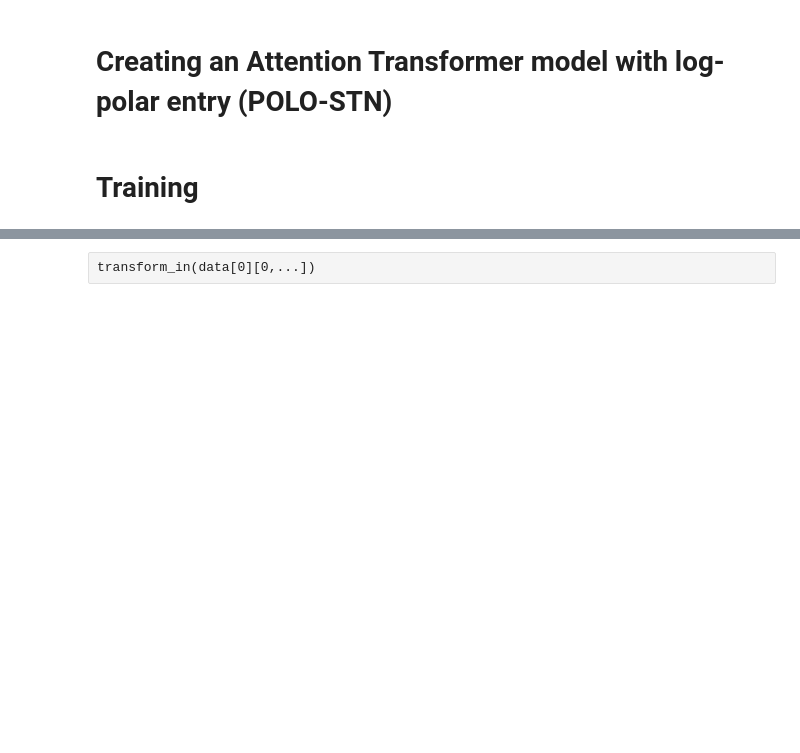
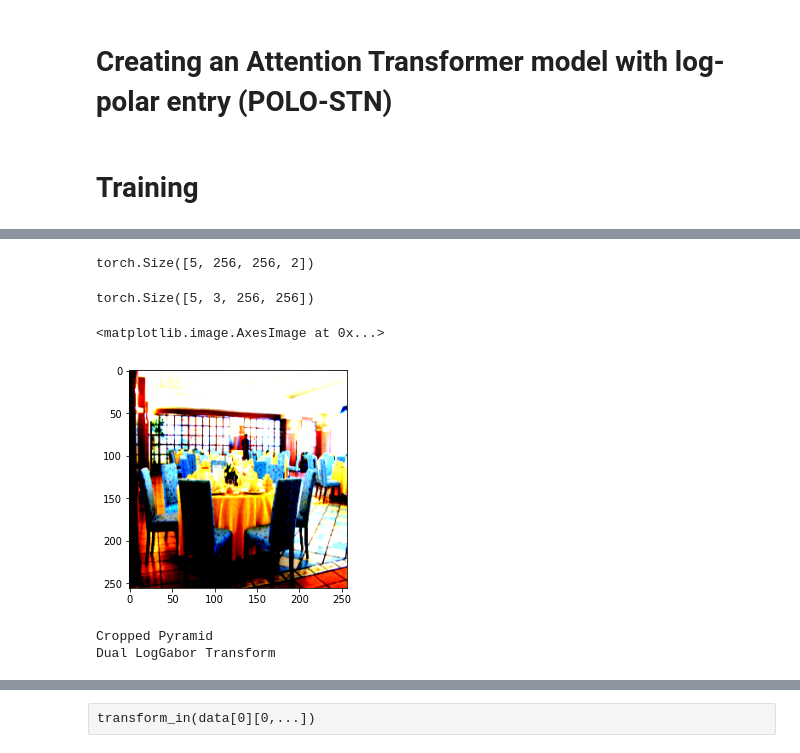
Before and after one commit to gdbmanu/manu-dev, a Jupyter notebook: 221209-POLO-Imagenet-vgg-stn-encodeur-logpolar.ipynb, the cells around one changed output, grey strips where cells are left out. Saved outputs shown, nothing was run; the diff lists cells and outputs as text; code cells hidden in the pictures; blank space fills up the shorter version.

```diff
--- a/221209-POLO-Imagenet-vgg-stn-encodeur-logpolar.ipynb
+++ b/221209-POLO-Imagenet-vgg-stn-encodeur-logpolar.ipynb
@@ -667,0 +745,2 @@ for epoch in range(1, args.epochs + 1):
+# %%
+mu = model.mu(xs)
@@ -667,0 +755,4 @@ for epoch in range(1, args.epochs + 1):
+# %%
+theta = torch.cat((model.downscale.unsqueeze(0).repeat(
+                                    mu.size(0), 1, 1), mu.unsqueeze(2)),
+                                    dim=2)
@@ -667,0 +776,18 @@ for epoch in range(1, args.epochs + 1):
+# %%
+grid_size = torch.Size([data_original.size()[0], data_original.size()[1], 256, 256])
+grid = F.affine_grid(theta, grid_size)
+# %%
+grid.shape
+# %% [output]
+torch.Size([5, 256, 256, 2])
+# %%
+x = F.grid_sample(data_original, grid)
+# %%
+x.shape
+# %% [output]
+torch.Size([5, 3, 256, 256])
+# %%
+plt.imshow(x.permute(0,2,3,1).detach().numpy()[4,...])
+# %% [output]
+<matplotlib.image.AxesImage at 0x...>
+[figure, added]
@@ -667,0 +797,5 @@ for epoch in range(1, args.epochs + 1):
+# %%
+d, w = transform_in(x[0,...])
+# %% [output]
+Cropped Pyramid
+Dual LogGabor Transform
```
Also changed, not shown: parts of 32 cells of this notebook, 2 other files.
